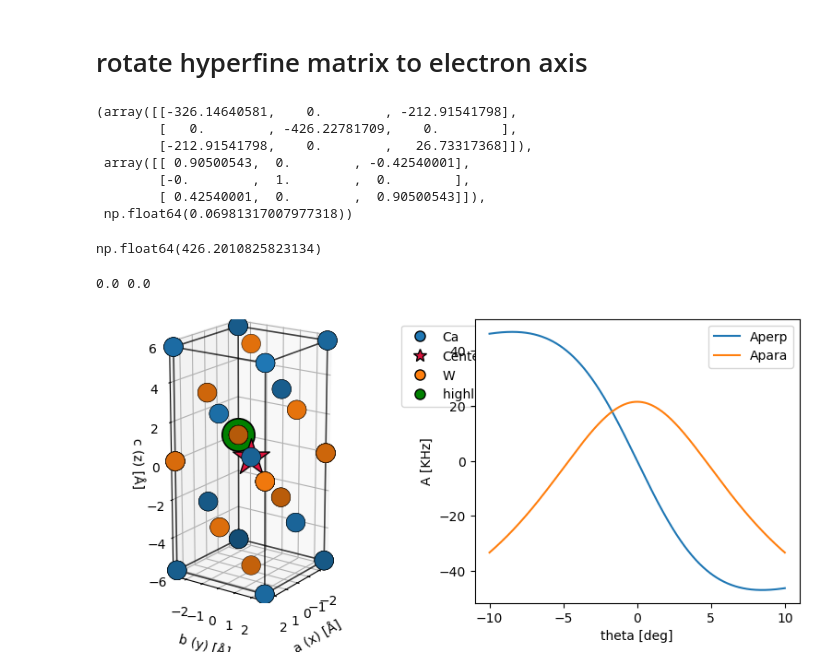
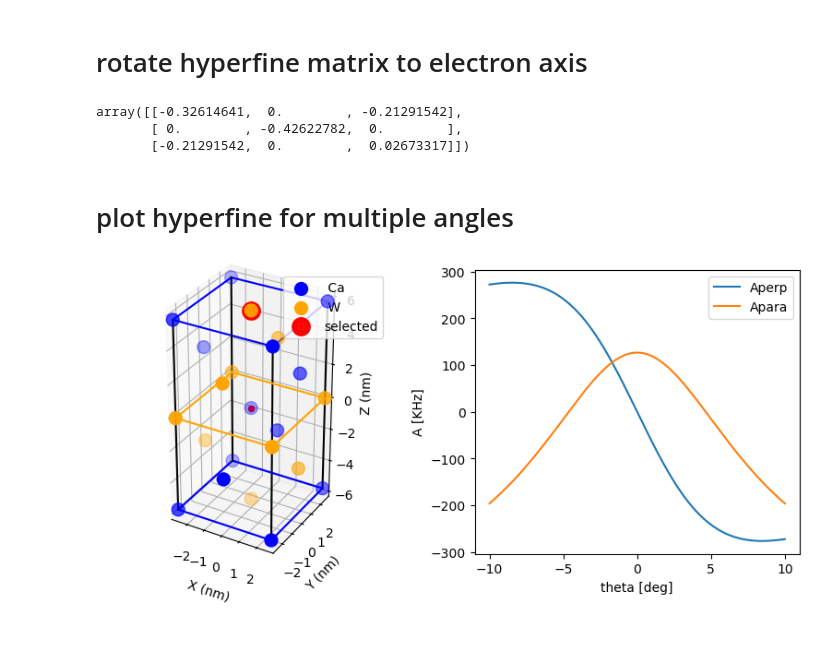
Before and after one commit to leonmyk/Spectroscopy_Hamiltonian_fitter-, a Jupyter notebook: A_plotter.ipynb, the cells around one changed output. Saved outputs shown, nothing was run; the diff lists cells and outputs as text; code cells hidden in the pictures; blank space fills up the shorter version.

Commit message:
added the A plotting into new script that aso plts the lattice and also making vectorized fitting working

```diff
--- a/A_plotter.ipynb
+++ b/A_plotter.ipynb
@@ -63,26 +68,18 @@ theta = np.deg2rad(4)
 B_direction = np.array([np.sin(theta),0,np.cos(theta)])
 R = Get_nuc_to_elec_rotation(g_Er, B_direction)
 Hyperfine_tensor_rot = R @ Hyperfine_tensor @ R.T
-
-Hyperfine_tensor_rot*1e3,R,theta
+Hyperfine_tensor_rot
 # %% [output]
-(array([[-326.14640581,    0.        , -212.91541798],
-        [   0.        , -426.22781709,    0.        ],
-        [-212.91541798,    0.        ,   26.73317368]]),
- array([[ 0.90500543,  0.        , -0.42540001],
-        [-0.        ,  1.        ,  0.        ],
-        [ 0.42540001,  0.        ,  0.90500543]]),
- np.float64(0.06981317007977318))
+array([[-0.32614641,  0.        , -0.21291542],
+       [ 0.        , -0.42622782,  0.        ],
+       [-0.21291542,  0.        ,  0.02673317]])
-# %%
-np.sqrt(426.15170399**2 + 6.48752501**2)
-# %% [output]
-np.float64(426.2010825823134)
+# %% [markdown]
+# plot hyperfine for multiple angles
 # %%
 thetas =  0 /360*2*np.pi + np.linspace(-10,10,10000)*np.pi/180
 index= 12
 b0 = 436.917
 # Plot_hyperFine_for_site(thetas,b0,W_atomes['xyz'][index] * 1e-10,atome='W',site_index=index)
-Plot_hyperFine_for_site(thetas,b0,r_niobium,atome='W',site_index=index,Crystal_atoms=Crystal_atoms)
+Plot_hyperFine_for_site(thetas,b0,r_niobium,mu=mu_Nb,Crystal_atoms=Crystal_atoms)
 # %% [output]
-0.0 0.0
-[figure, old version]
+[figure, new version]
```
Also changed, not shown: parts of 9 cells of this notebook, 5 other files.
